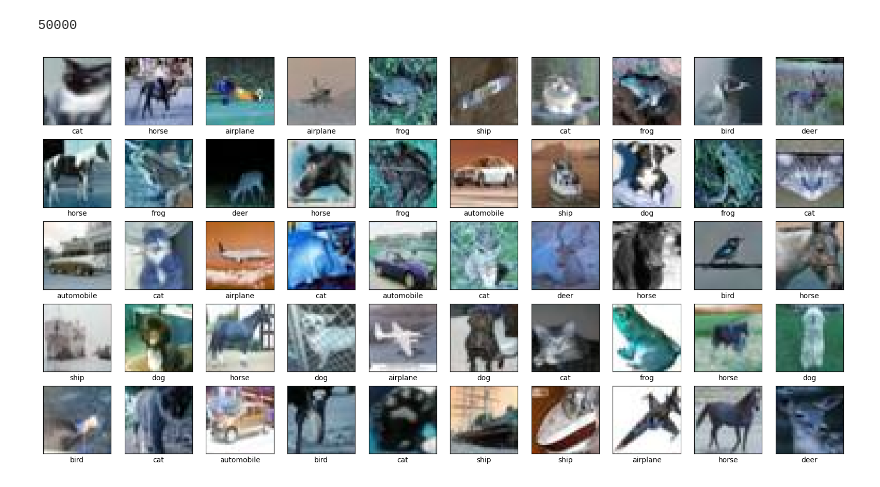
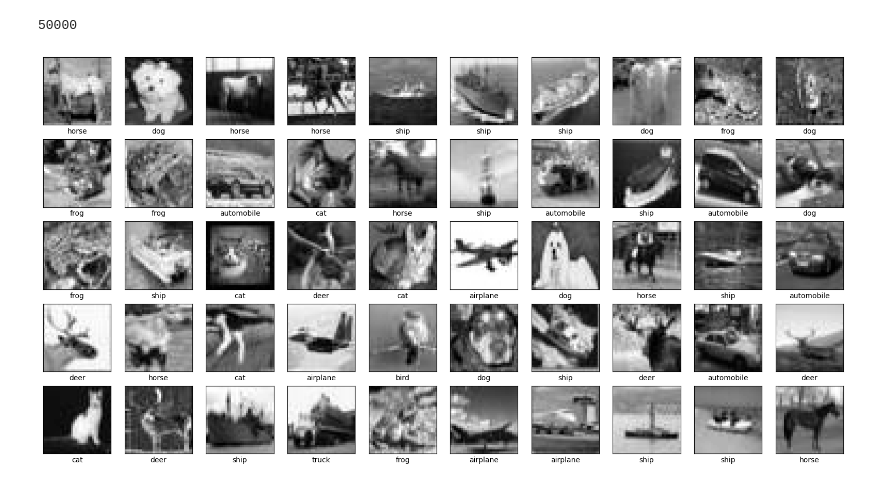
Before and after one commit to AniMeem/CVPR, a Jupyter notebook: MID/assignment_1_KNN.ipynb, the cells around one changed output. Cells and saved outputs as stored; diff of their text form; code cells hidden in the pictures.

```diff
--- a/MID/assignment_1_KNN.ipynb
+++ b/MID/assignment_1_KNN.ipynb
@@ -20,25 +20,26 @@ for c in CATEGORIES:
     class_num = CATEGORIES.index(c)
     for img in tqdm(os.listdir(path)):
         img_arr = cv2.imread(os.path.join(path,img))
-        TRAIN_DATA.append([img_arr, class_num])
+        gray_img=cv2.cvtColor(img_arr,cv2.COLOR_BGR2GRAY)
+        TRAIN_DATA.append([gray_img, class_num])
 print(len(TRAIN_DATA))
 # %% [output]
 50000
 # %%
 random.shuffle(TRAIN_DATA)
 plt.figure(figsize=(20,10))
 
 for i in range(50):
     plt.subplot(5,10,i+1)
-    plt.imshow(TRAIN_DATA[i][0])
+    plt.imshow(TRAIN_DATA[i][0],cmap='gray')
     plt.xlabel(CATEGORIES[TRAIN_DATA[i][1]])
     plt.xticks([])
     plt.yticks([])
     if i==50:
         break
 plt.show()
 # %% [output]
-[figure, old version]
+[figure, new version]
 # %%
 f0 = TRAIN_DATA[0:1000]
 f1 = TRAIN_DATA[1000:2000]
```
Also changed, not shown: parts of 2 cells of this notebook.
